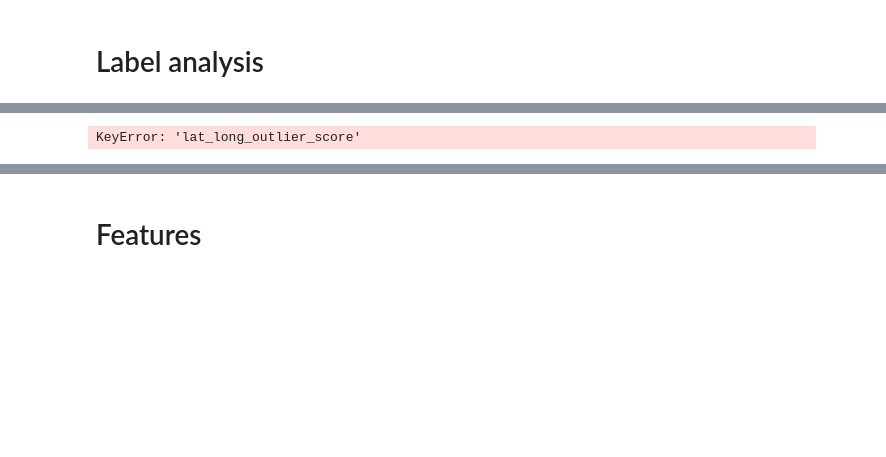
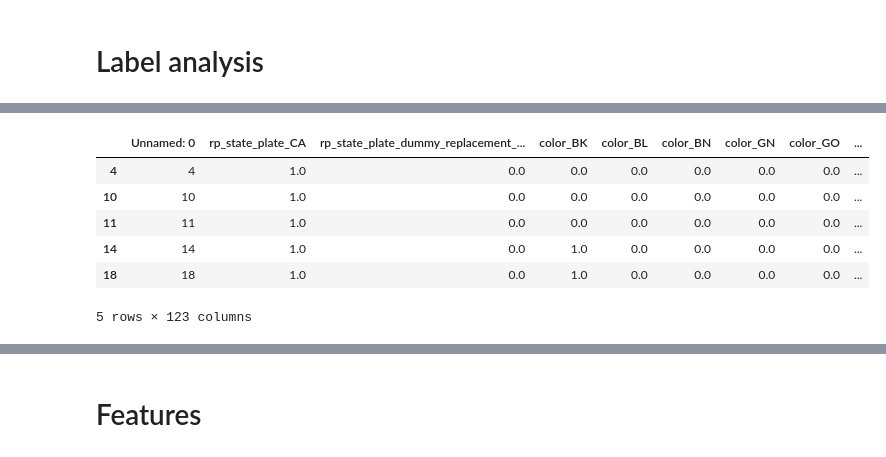
Before and after one commit to tristan00/traffic_citations, a Jupyter notebook: Assessment1.ipynb, the cells around one changed output, grey strips where cells are left out. Saved outputs shown, nothing was run; the diff lists cells and outputs as text; code cells hidden in the pictures; blank space fills up the shorter version.

```diff
--- a/Assessment1.ipynb
+++ b/Assessment1.ipynb
@@ -103,17 +110,7 @@ df_labels = df_labels[df_labels['Make'].isin(top_25_makes)]
 df_counts= df_labels['Make'].value_counts()
 from sklearn.preprocessing import StandardScaler
 
-relevant_features = ['Fine amount',
-                     'plate_expiration_diff_ts',
-                     'route_dummy_replacement_value',
-                     'color_GY',
-                     'color_BL',
-                     'color_BK',
-                     'color_WT',
-                     'color_BL',
-                     'color_SL',
-                     'route_00600',
-                     'route_00500']
+relevant_features = df_features.sort_values('model_feature_importance', ascending = False)['columns'][:8].tolist()
 
 
 for i in relevant_features:
@@ -123,8 +120,16 @@ df_labels
 
 
 df_group = df_labels[['Make'] + relevant_features].groupby('Make').mean()
-# %% [output]
-KeyError: 'lat_long_outlier_score'
+# %%
+df_labels.head()
+# %% [output]
+|  | Unnamed: 0 | rp_state_plate_CA | rp_state_plate_dummy_replacement_... | color_BK | color_BL | color_BN | color_GN | color_GO | ... |
+| 4 | 4 | 1.0 | 0.0 | 0.0 | 0.0 | 0.0 | 0.0 | 0.0 | ... |
+| 10 | 10 | 1.0 | 0.0 | 0.0 | 0.0 | 0.0 | 0.0 | 0.0 | ... |
+| 11 | 11 | 1.0 | 0.0 | 0.0 | 0.0 | 0.0 | 0.0 | 0.0 | ... |
+| 14 | 14 | 1.0 | 0.0 | 1.0 | 0.0 | 0.0 | 0.0 | 0.0 | ... |
+| 18 | 18 | 1.0 | 0.0 | 1.0 | 0.0 | 0.0 | 0.0 | 0.0 | ... |
+5 rows × 123 columns
 # %%
 from sklearn.cluster import KMeans
 
```
Also changed, not shown: parts of 14 cells of this notebook, 3 other files.
